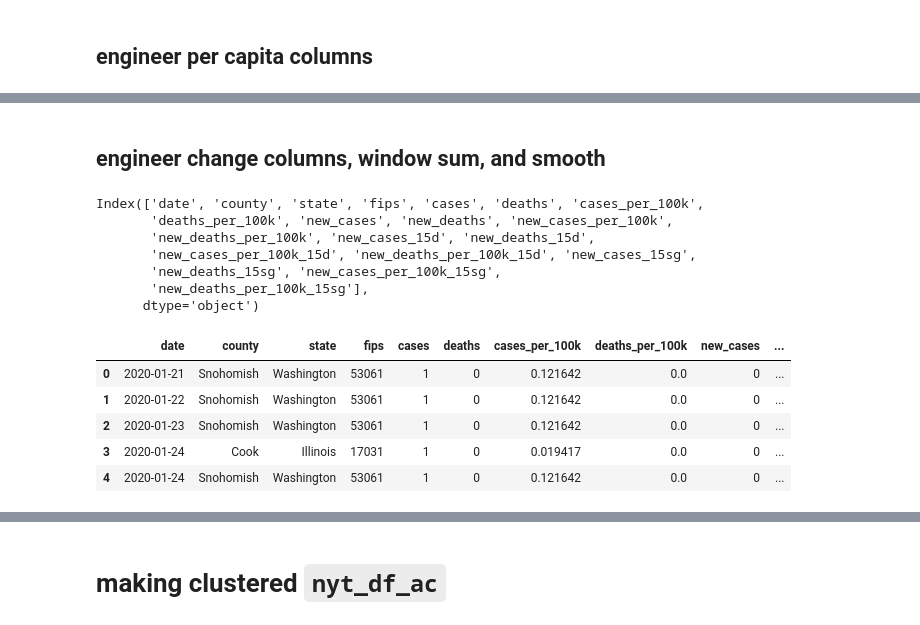
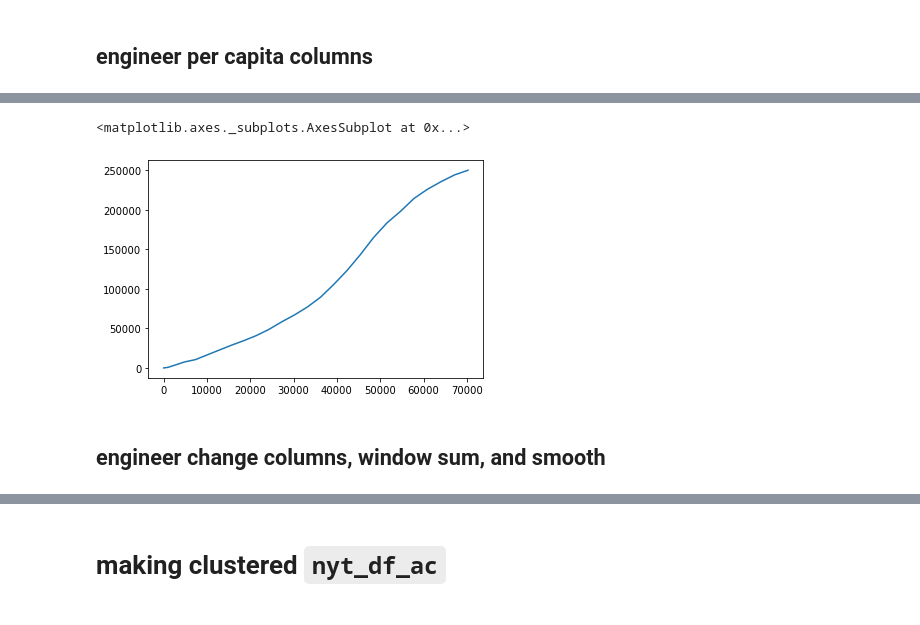
Before and after one commit to jydiw/covid-19-data, a Jupyter notebook: notebooks/3_processing-nytimes.ipynb, the cells around one changed output, grey strips where cells are left out. Cells and saved outputs as stored; diff of their text form; code cells hidden in the pictures.

```diff
--- a/notebooks/3_processing-nytimes.ipynb
+++ b/notebooks/3_processing-nytimes.ipynb
@@ -131 +131,5 @@ nyt_df.head()
 | 3 | 2020-01-24 | Snohomish | Washington | 53061 | 1 | 0 | 0.121642 | 0.0 |
+# %%
+nyt_df_w = nyt_df[((datetime(2020, 9, 9) - nyt_df['date']) / timedelta(days=1)) % 7 == 0]
+
+nyt_df_w.head()
@@ -132,3 +143,8 @@ nyt_df.head()
+# %%
+nyt_df_w[nyt_df_w['county']=='Los Angeles']['cases'].plot()
+# %% [output]
+<matplotlib.axes._subplots.AxesSubplot at 0x...>
+[figure, added]
 # %% [markdown]
 ## engineer change columns, window sum, and smooth
 # %%
@@ -174,22 +206,0 @@ def add_savgol_cols(df, cols, window=7, clip=False):
-# %%
-nyt_df, new_cols = add_change_cols(nyt_df, cols, pre='new_', clip=True)
-nyt_df, cols_15d = add_window_cols(nyt_df, new_cols, window=15)
-# nyt_df, new_cols_7sg = add_savgol_cols(nyt_df, new_cols, clip=True)
-nyt_df, new_cols_15sg = add_savgol_cols(nyt_df, new_cols, window=15, clip=True)
-
-print(nyt_df.columns)
-nyt_df.head()
-# %% [output]
-Index(['date', 'county', 'state', 'fips', 'cases', 'deaths', 'cases_per_100k',
-       'deaths_per_100k', 'new_cases', 'new_deaths', 'new_cases_per_100k',
-       'new_deaths_per_100k', 'new_cases_15d', 'new_deaths_15d',
-       'new_cases_per_100k_15d', 'new_deaths_per_100k_15d', 'new_cases_15sg',
-       'new_deaths_15sg', 'new_cases_per_100k_15sg',
-       'new_deaths_per_100k_15sg'],
-      dtype='object')
-|  | date | county | state | fips | cases | deaths | cases_per_100k | deaths_per_100k | new_cases | ... |
-| 0 | 2020-01-21 | Snohomish | Washington | 53061 | 1 | 0 | 0.121642 | 0.0 | 0 | ... |
-| 1 | 2020-01-22 | Snohomish | Washington | 53061 | 1 | 0 | 0.121642 | 0.0 | 0 | ... |
-| 2 | 2020-01-23 | Snohomish | Washington | 53061 | 1 | 0 | 0.121642 | 0.0 | 0 | ... |
-| 3 | 2020-01-24 | Cook | Illinois | 17031 | 1 | 0 | 0.019417 | 0.0 | 0 | ... |
-| 4 | 2020-01-24 | Snohomish | Washington | 53061 | 1 | 0 | 0.121642 | 0.0 | 0 | ... |
```
Also changed, not shown: parts of 15 cells of this notebook, 10 other files.
